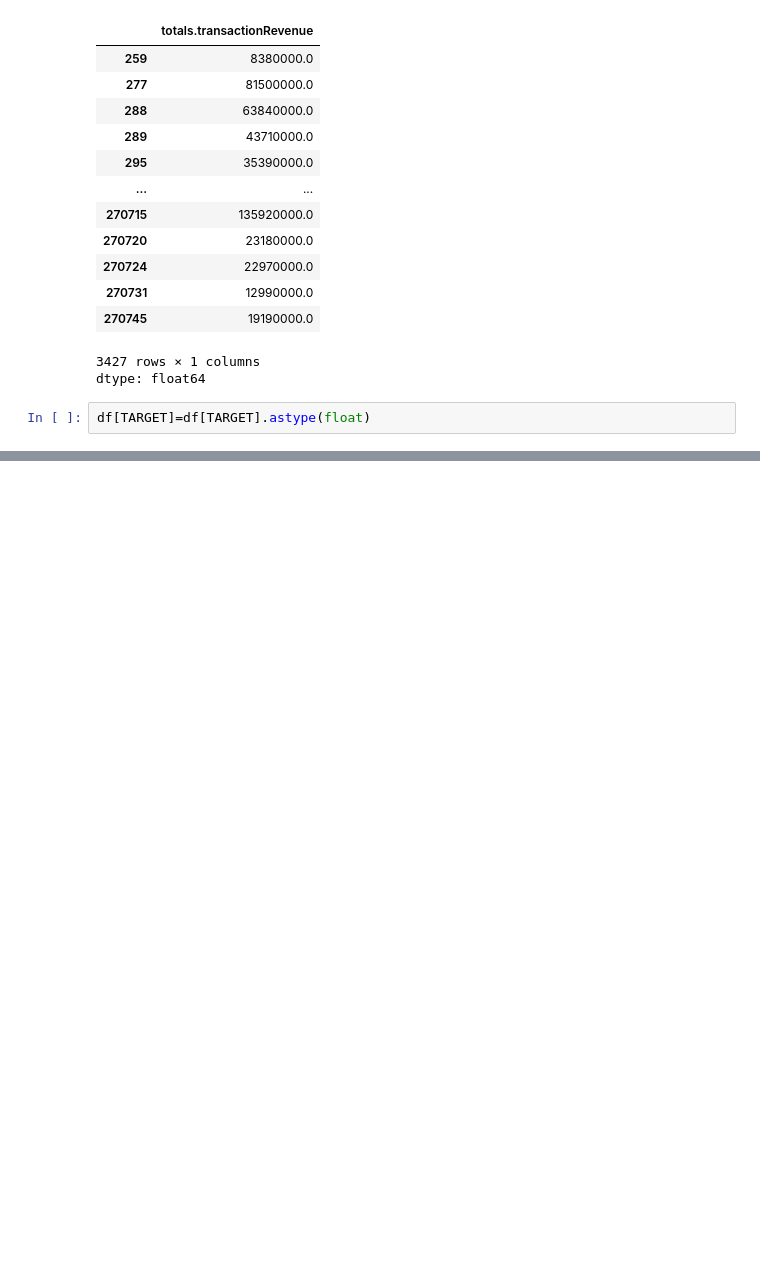
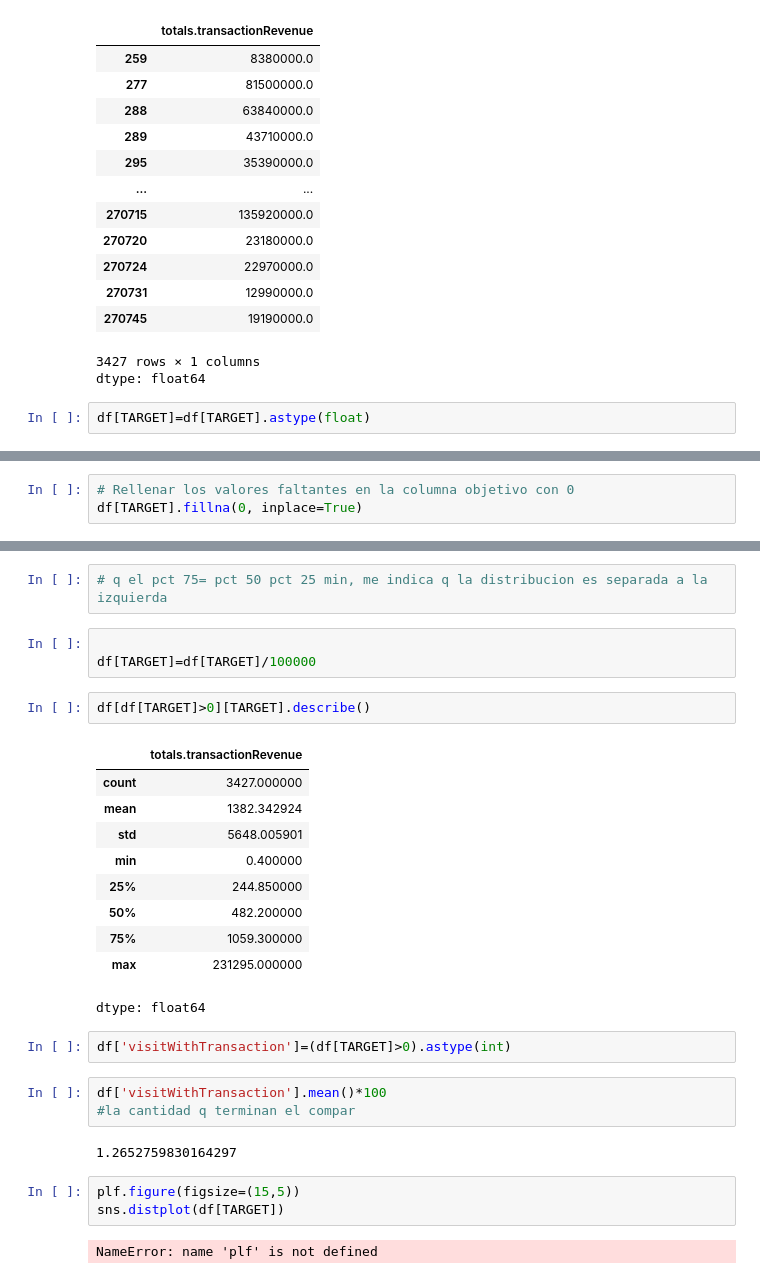
Before and after one commit to KARENCMP82/Python, a Jupyter notebook: GACR_Regresion_clase.ipynb, the cells around one changed output, grey strips where cells are left out. Saved outputs shown, nothing was run; the diff lists cells and outputs as text; blank space fills up the shorter version.

```diff
--- a/GACR_Regresion_clase.ipynb
+++ b/GACR_Regresion_clase.ipynb
@@ -203,0 +201,3 @@ dtype: float64
+# %%
+# Rellenar los valores faltantes en la columna objetivo con 0
+df[TARGET].fillna(0, inplace=True)
@@ -203,0 +224,30 @@ dtype: float64
+# %%
+# q el pct 75= pct 50 pct 25 min, me indica q la distribucion es separada a la izquierda
+# %%
+
+df[TARGET]=df[TARGET]/100000
+# %%
+df[df[TARGET]>0][TARGET].describe()
+# %% [output]
+|  | totals.transactionRevenue |
+| count | 3427.000000 |
+| mean | 1382.342924 |
+| std | 5648.005901 |
+| min | 0.400000 |
+| 25% | 244.850000 |
+| 50% | 482.200000 |
+| 75% | 1059.300000 |
+| max | 231295.000000 |
+dtype: float64
+# %%
+df['visitWithTransaction']=(df[TARGET]>0).astype(int)
+# %%
+df['visitWithTransaction'].mean()*100
+#la cantidad q terminan el compar
+# %% [output]
+1.2652759830164297
+# %%
+plf.figure(figsize=(15,5))
+sns.distplot(df[TARGET])
+# %% [output]
+NameError: name 'plf' is not defined
```
Also changed, not shown: parts of 6 cells of this notebook.
